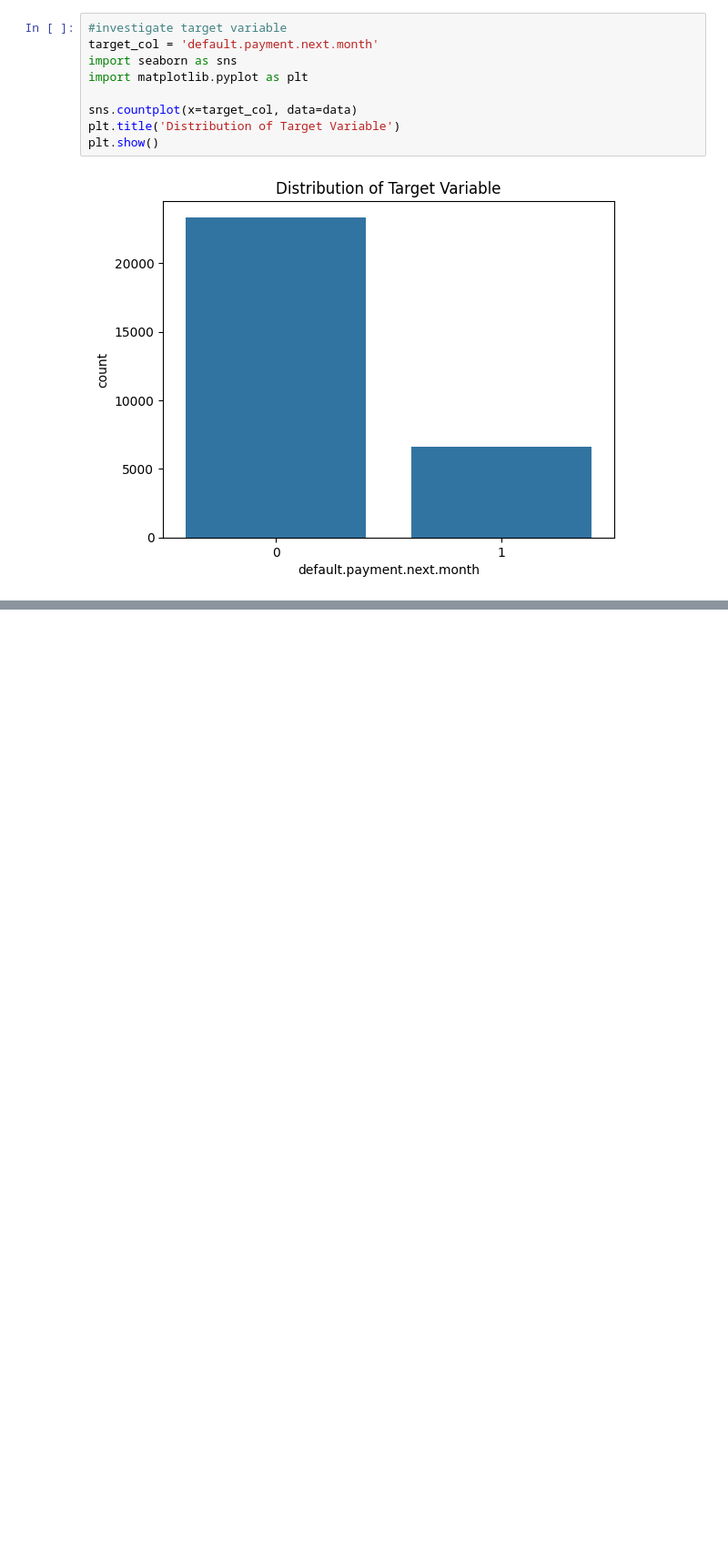
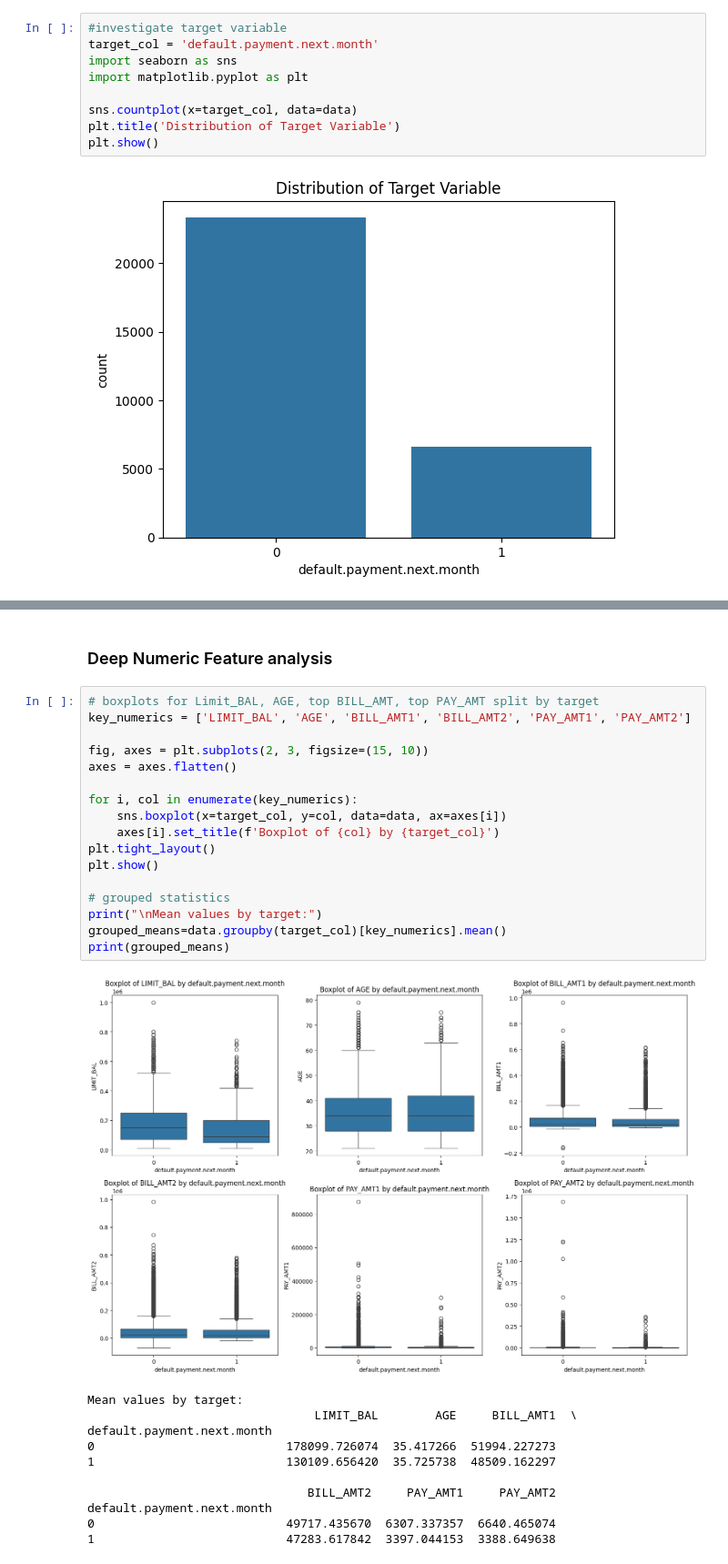
Before and after one commit to martenzZe/credit-risk-ml-pipeline, a Jupyter notebook: notebooks/01_data.ipynb, the cells around one changed output, grey strips where cells are left out. Shown at 91% size. Saved outputs shown, nothing was run; the diff lists cells and outputs as text; blank space fills up the shorter version.

```diff
--- a/notebooks/01_data.ipynb
+++ b/notebooks/01_data.ipynb
@@ -144,3 +139,34 @@ Name: count, dtype: int64
 | 1 | 13659 | 0.234717 |
 | 2 | 15964 | 0.209283 |
 | 0 | 54 | 0.092593 |
+# %% [markdown]
+### Deep Numeric Feature analysis
+# %%
+# boxplots for Limit_BAL, AGE, top BILL_AMT, top PAY_AMT split by target
+key_numerics = ['LIMIT_BAL', 'AGE', 'BILL_AMT1', 'BILL_AMT2', 'PAY_AMT1', 'PAY_AMT2']
+
+fig, axes = plt.subplots(2, 3, figsize=(15, 10))
+axes = axes.flatten()
+
+for i, col in enumerate(key_numerics):
+    sns.boxplot(x=target_col, y=col, data=data, ax=axes[i])
+    axes[i].set_title(f'Boxplot of {col} by {target_col}')
+plt.tight_layout()
+plt.show()
+
+# grouped statistics
+print("\nMean values by target:")
+grouped_means=data.groupby(target_col)[key_numerics].mean()
+print(grouped_means)
+# %% [output]
+[figure, added]
+Mean values by target:
+                                LIMIT_BAL        AGE     BILL_AMT1  \
+default.payment.next.month
+0                           178099.726074  35.417266  51994.227273
+1                           130109.656420  35.725738  48509.162297
+
+                               BILL_AMT2     PAY_AMT1     PAY_AMT2
+default.payment.next.month
+0                           49717.435670  6307.337357  6640.465074
+1                           47283.617842  3397.044153  3388.649638
```
Also changed, not shown: parts of 2 cells of this notebook, 8 other files.
